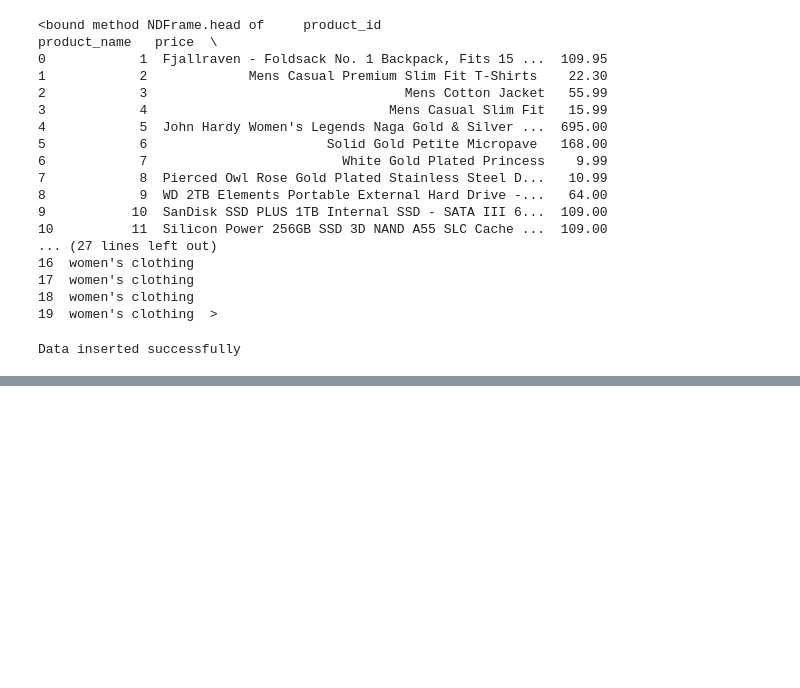
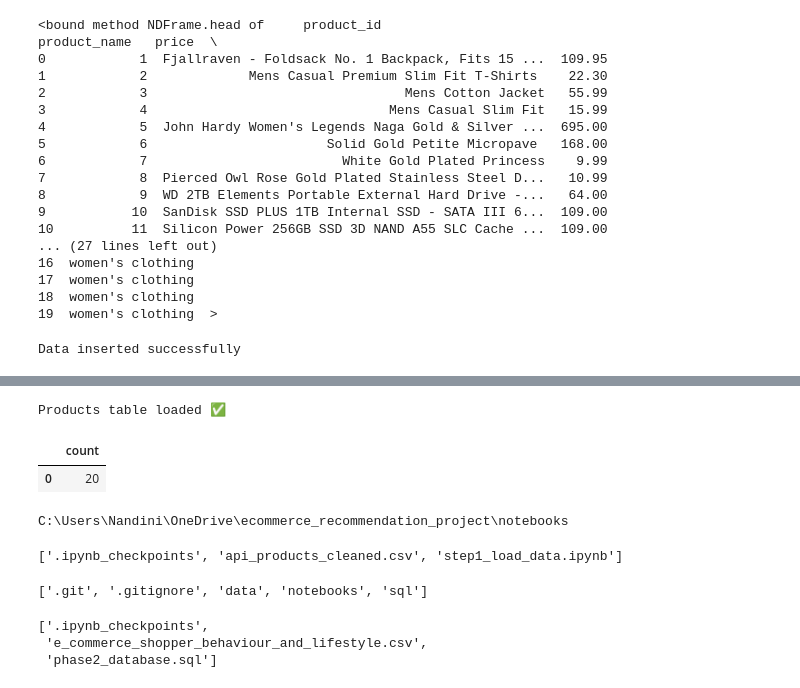
Before and after one commit to nandinisaitangella-tech/ecommerce_recommendation_project, a Jupyter notebook: notebooks/step1_load_data.ipynb, the cells around one changed output, grey strips where cells are left out. Drawn from its saved outputs; the diff is of its cells as text; code cells hidden in the pictures; blank space fills up the shorter version.

```diff
--- a/notebooks/step1_load_data.ipynb
+++ b/notebooks/step1_load_data.ipynb
@@ -437,0 +443,8 @@ Data inserted successfully
+# %%
+engine = create_engine(
+    f"postgresql+psycopg2://postgres:{password}@localhost:5432/ecommerce_db"
+)
+
+conn = engine.connect()
+print("CONNECTED ✅")
+conn.close()
@@ -437,0 +465,35 @@ Data inserted successfully
+# %%
+df_products.to_sql(
+    "products",
+    engine,
+    if_exists="replace",
+    index=False
+)
+
+print("Products table loaded ✅")
+# %% [output]
+Products table loaded ✅
+# %%
+pd.read_sql("SELECT COUNT(*) FROM products", engine)
+# %% [output]
+|  | count |
+| 0 | 20 |
+# %%
+import os
+print(os.getcwd())
+# %% [output]
+C:\Users\Nandini\OneDrive\ecommerce_recommendation_project\notebooks
+# %%
+os.listdir()
+# %% [output]
+['.ipynb_checkpoints', 'api_products_cleaned.csv', 'step1_load_data.ipynb']
+# %%
+os.listdir("..")
+# %% [output]
+['.git', '.gitignore', 'data', 'notebooks', 'sql']
+# %%
+os.listdir("../data")
+# %% [output]
+['.ipynb_checkpoints',
+ 'e_commerce_shopper_behaviour_and_lifestyle.csv',
+ 'phase2_database.sql']
```
Also changed, not shown: parts of 16 cells of this notebook.
